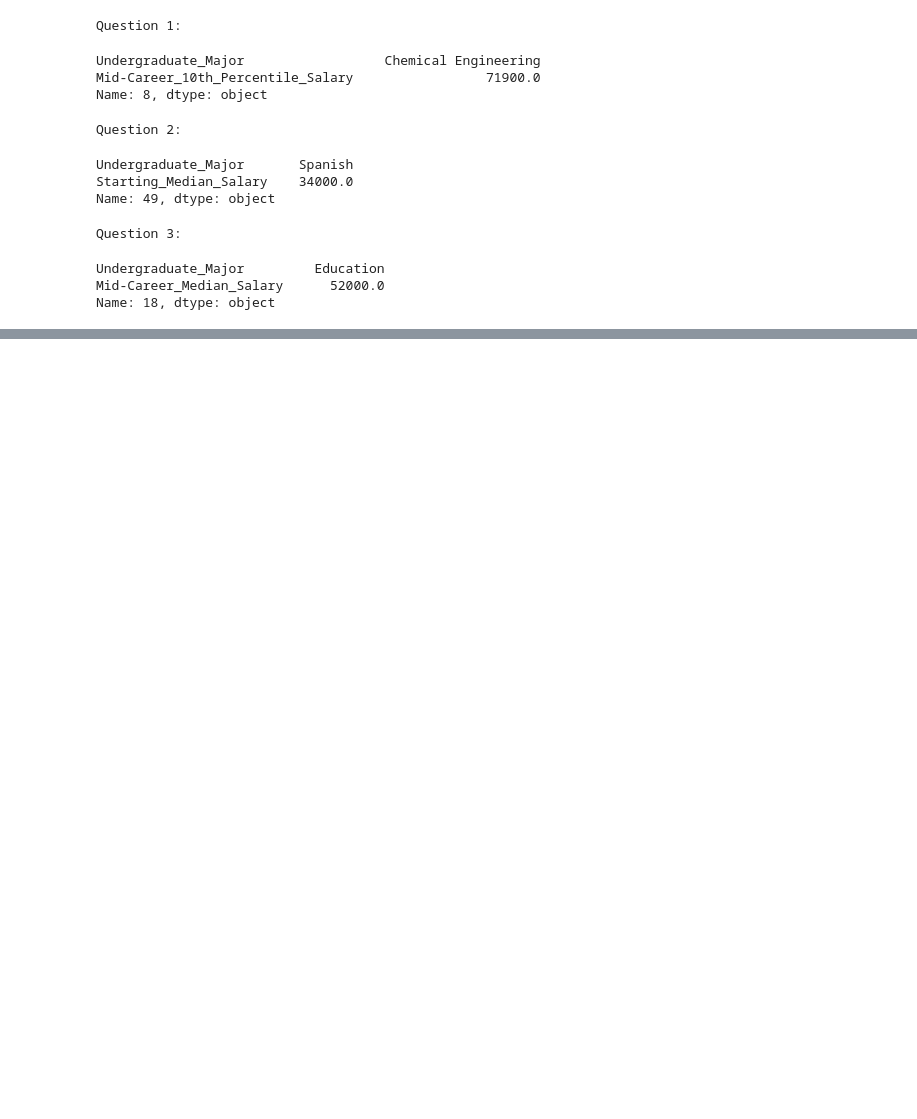
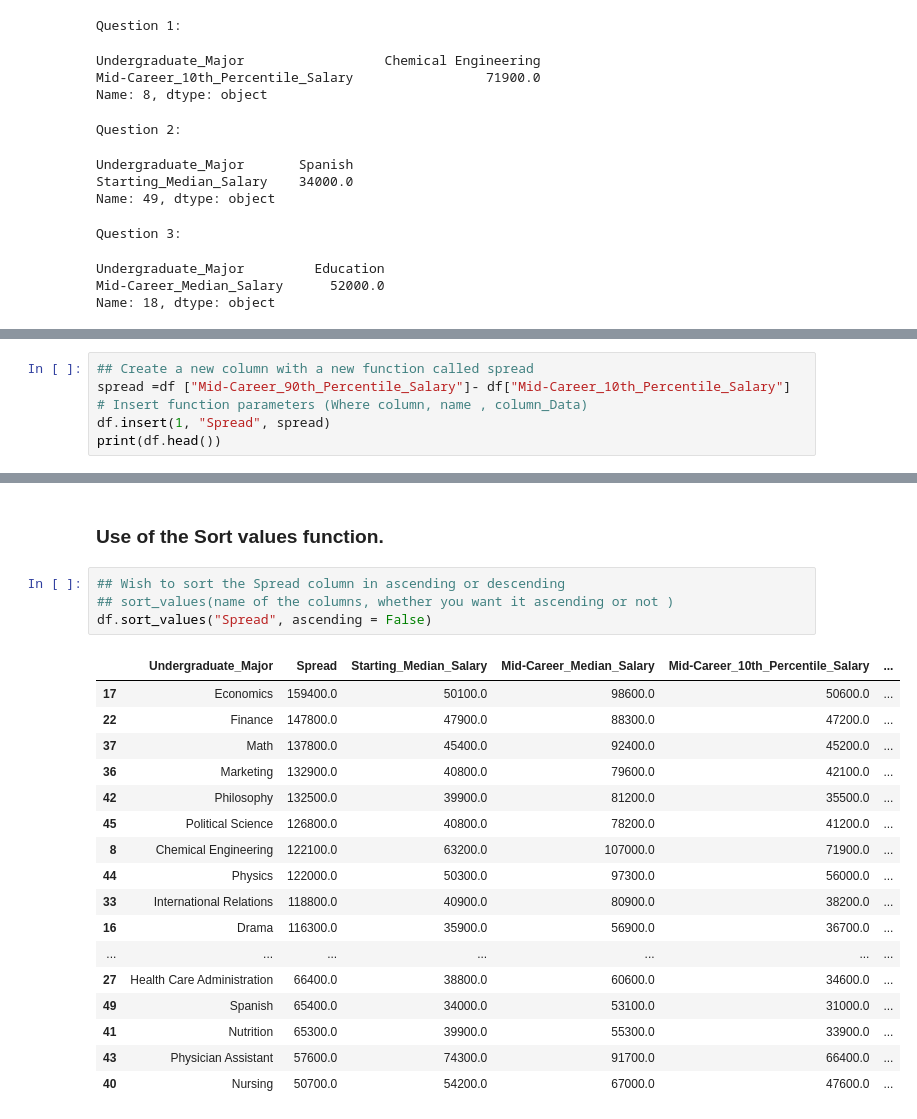
Before and after one commit to shane-221/Python_Basics, a Jupyter notebook: 09_Advanced-Data_Analysis(Pandas-Plotly-Seaborn)/72_Data_With_Pandas/Analysis_of_Dataset.ipynb, the cells around one changed output, grey strips where cells are left out. Saved outputs shown, nothing was run; the diff lists cells and outputs as text; blank space fills up the shorter version.

Commit message:
Day 71 Sort values and the insert function

```diff
--- a/09_Advanced-Data_Analysis(Pandas-Plotly-Seaborn)/72_Data_With_Pandas/Analysis_of_Dataset.ipynb
+++ b/09_Advanced-Data_Analysis(Pandas-Plotly-Seaborn)/72_Data_With_Pandas/Analysis_of_Dataset.ipynb
@@ -118,0 +122,6 @@ Name: 18, dtype: object
+# %%
+## Create a new column with a new function called spread
+spread =df ["Mid-Career_90th_Percentile_Salary"]- df["Mid-Career_10th_Percentile_Salary"]
+# Insert function parameters (Where column, name , column_Data)
+df.insert(1, "Spread", spread)
+print(df.head())
@@ -118,0 +149,24 @@ Name: 18, dtype: object
+# %% [markdown]
+### Use of the Sort values function.
+# %%
+## Wish to sort the Spread column in ascending or descending
+## sort_values(name of the columns, whether you want it ascending or not )
+df.sort_values("Spread", ascending = False)
+# %% [output]
+|  | Undergraduate_Major | Spread | Starting_Median_Salary | Mid-Career_Median_Salary | Mid-Career_10th_Percentile_Salary | ... |
+| 17 | Economics | 159400.0 | 50100.0 | 98600.0 | 50600.0 | ... |
+| 22 | Finance | 147800.0 | 47900.0 | 88300.0 | 47200.0 | ... |
+| 37 | Math | 137800.0 | 45400.0 | 92400.0 | 45200.0 | ... |
+| 36 | Marketing | 132900.0 | 40800.0 | 79600.0 | 42100.0 | ... |
+| 42 | Philosophy | 132500.0 | 39900.0 | 81200.0 | 35500.0 | ... |
+| 45 | Political Science | 126800.0 | 40800.0 | 78200.0 | 41200.0 | ... |
+| 8 | Chemical Engineering | 122100.0 | 63200.0 | 107000.0 | 71900.0 | ... |
+| 44 | Physics | 122000.0 | 50300.0 | 97300.0 | 56000.0 | ... |
+| 33 | International Relations | 118800.0 | 40900.0 | 80900.0 | 38200.0 | ... |
+| 16 | Drama | 116300.0 | 35900.0 | 56900.0 | 36700.0 | ... |
+| ... | ... | ... | ... | ... | ... | ... |
+| 27 | Health Care Administration | 66400.0 | 38800.0 | 60600.0 | 34600.0 | ... |
+| 49 | Spanish | 65400.0 | 34000.0 | 53100.0 | 31000.0 | ... |
+| 41 | Nutrition | 65300.0 | 39900.0 | 55300.0 | 33900.0 | ... |
+| 43 | Physician Assistant | 57600.0 | 74300.0 | 91700.0 | 66400.0 | ... |
+| 40 | Nursing | 50700.0 | 54200.0 | 67000.0 | 47600.0 | ... |
```
Also changed, not shown: parts of 5 cells of this notebook.
